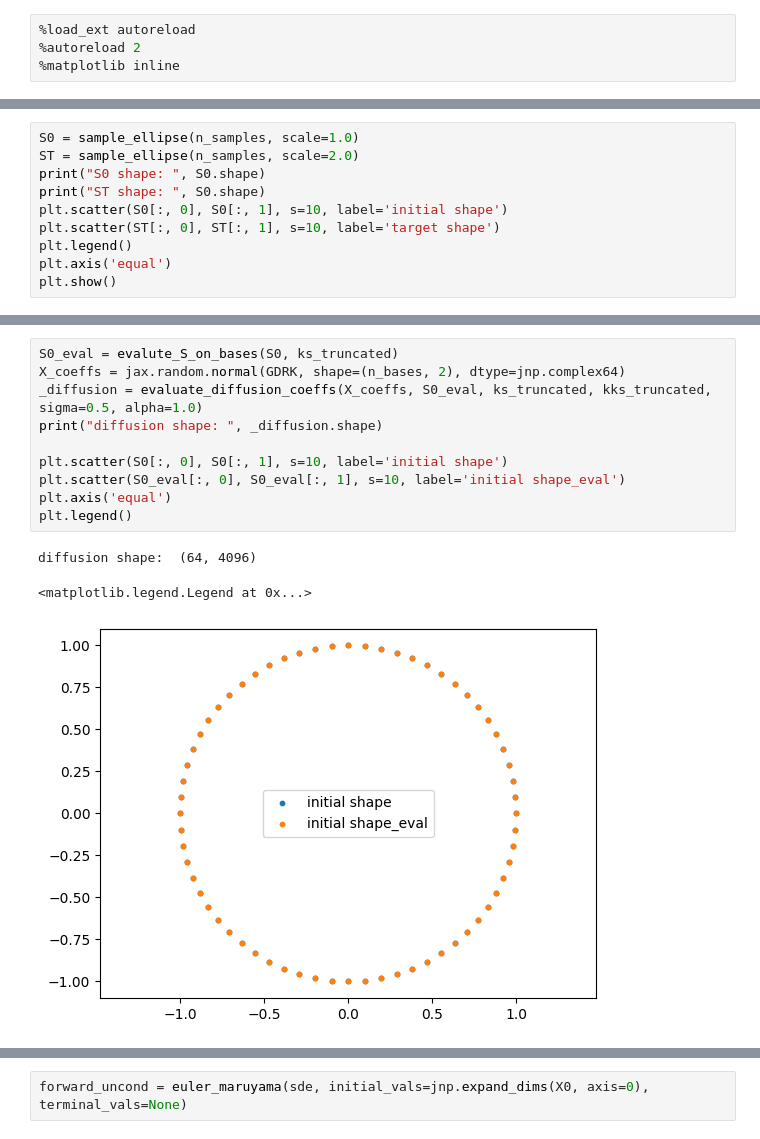
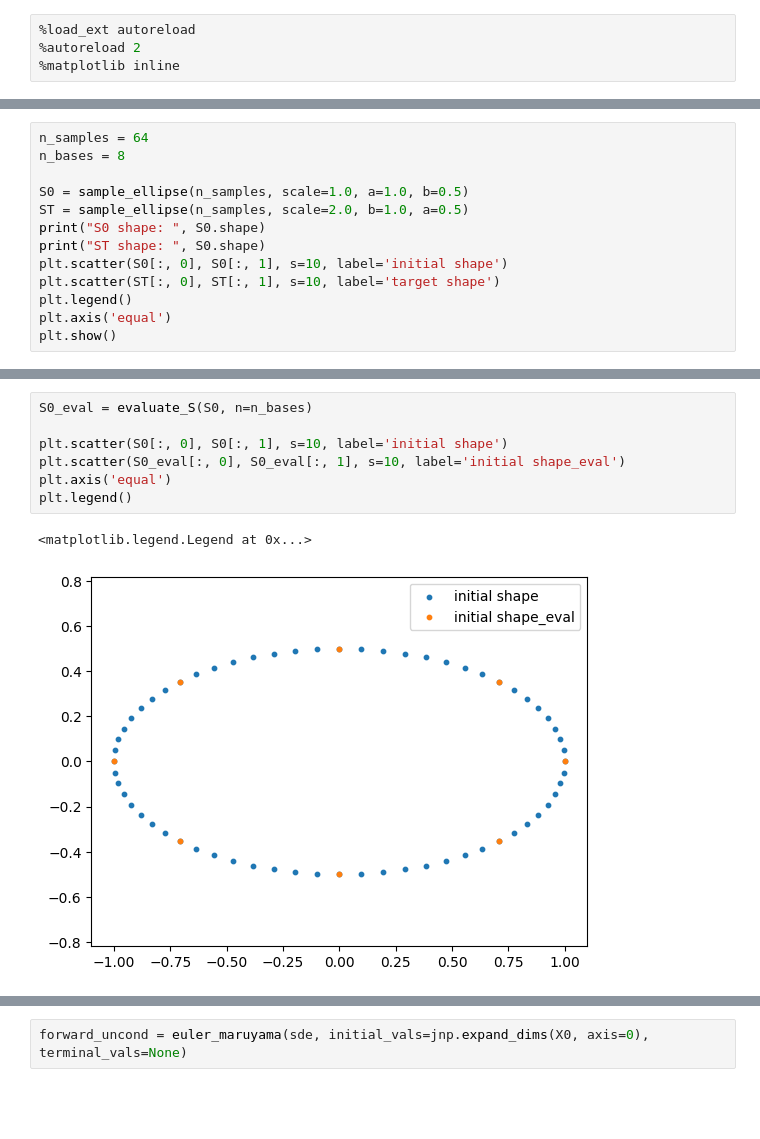
Before and after one commit to libbylbaker/infsdebridge, a Jupyter notebook: sdebridge/notebooks/gaussian_Q_bridge_fft.ipynb, the cells around one changed output, grey strips where cells are left out. Drawn from its saved outputs; the diff is of its cells as text; blank space fills up the shorter version.

```diff
--- a/sdebridge/notebooks/gaussian_Q_bridge_fft.ipynb
+++ b/sdebridge/notebooks/gaussian_Q_bridge_fft.ipynb
@@ -217,6 +66,9 @@ def sample_ellipse(
 # %%
-S0 = sample_ellipse(n_samples, scale=1.0)
-ST = sample_ellipse(n_samples, scale=2.0)
+n_samples = 64
+n_bases = 8
+
+S0 = sample_ellipse(n_samples, scale=1.0, a=1.0, b=0.5)
+ST = sample_ellipse(n_samples, scale=2.0, b=1.0, a=0.5)
 print("S0 shape: ", S0.shape)
 print("ST shape: ", S0.shape)
 plt.scatter(S0[:, 0], S0[:, 1], s=10, label='initial shape')
@@ -231,15 +83,11 @@ ST shape:  (64, 2)
 # %%
-S0_eval = evalute_S_on_bases(S0, ks_truncated)
-X_coeffs = jax.random.normal(GDRK, shape=(n_bases, 2), dtype=jnp.complex64)
-_diffusion = evaluate_diffusion_coeffs(X_coeffs, S0_eval, ks_truncated, kks_truncated, sigma=0.5, alpha=1.0)
-print("diffusion shape: ", _diffusion.shape)
+S0_eval = evaluate_S(S0, n=n_bases)
 
 plt.scatter(S0[:, 0], S0[:, 1], s=10, label='initial shape')
 plt.scatter(S0_eval[:, 0], S0_eval[:, 1], s=10, label='initial shape_eval')
 plt.axis('equal')
 plt.legend()
 # %% [output]
-diffusion shape:  (64, 4096)
+<matplotlib.legend.Legend at 0x...>
-<matplotlib.legend.Legend at 0x...>
-[figure, old version]
+[figure, new version]
 # %%
```
Also changed, not shown: parts of 38 cells of this notebook, 5 other files.
